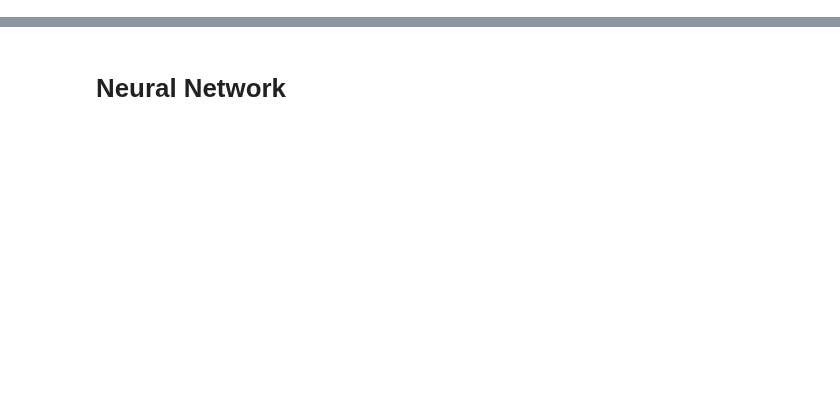
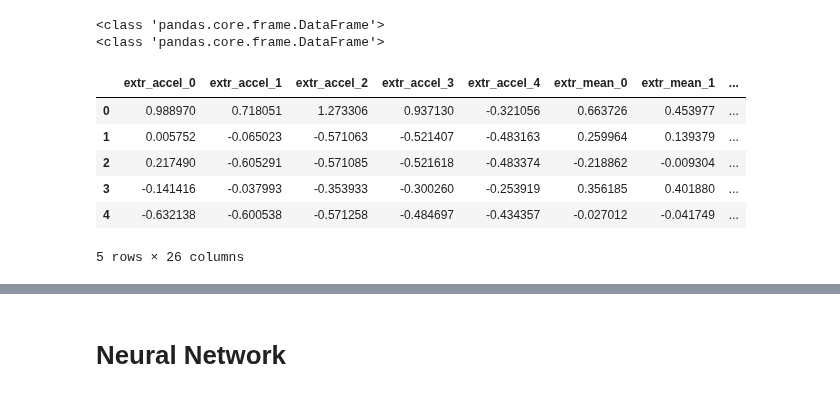
Before and after one commit to contemplat0r/LANL_Earthquake_Prediction, a Jupyter notebook: lanl-mix-kernels-and-my-features.ipynb, the cells around one changed output, grey strips where cells are left out. Drawn from its saved outputs; the diff is of its cells as text; code cells hidden in the pictures; blank space fills up the shorter version.

```diff
--- a/lanl-mix-kernels-and-my-features.ipynb
+++ b/lanl-mix-kernels-and-my-features.ipynb
@@ -533,10 +561,24 @@ for col in X_test.columns:
         X_test[col] = X_test[col].fillna(means_dict[col])
 # %%
 scaler = StandardScaler()
-#train_columns = train_X.columns
+train_columns = X.columns
 
-#train_X[train_columns] = scaler.fit_transform(train_X[train_columns])
-#test_X[train_columns] = scaler.transform(test_X[train_columns])
+X[train_columns] = scaler.fit_transform(X[train_columns])
+X_test[train_columns] = scaler.transform(X_test[train_columns])
+test_X = X_test
 
-train_X = scaler.fit_transform(X)
-test_X = scaler.transform(X_test)
+print(type(X))
+print(type(X_test))
+# %% [output]
+<class 'pandas.core.frame.DataFrame'>
+<class 'pandas.core.frame.DataFrame'>
+# %%
+X.head()
+# %% [output]
+|  | extr_accel_0 | extr_accel_1 | extr_accel_2 | extr_accel_3 | extr_accel_4 | extr_mean_0 | extr_mean_1 | ... |
+| 0 | 0.988970 | 0.718051 | 1.273306 | 0.937130 | -0.321056 | 0.663726 | 0.453977 | ... |
+| 1 | 0.005752 | -0.065023 | -0.571063 | -0.521407 | -0.483163 | 0.259964 | 0.139379 | ... |
+| 2 | 0.217490 | -0.605291 | -0.571085 | -0.521618 | -0.483374 | -0.218862 | -0.009304 | ... |
+| 3 | -0.141416 | -0.037993 | -0.353933 | -0.300260 | -0.253919 | 0.356185 | 0.401880 | ... |
+| 4 | -0.632138 | -0.600538 | -0.571258 | -0.484697 | -0.434357 | -0.027012 | -0.041749 | ... |
+5 rows × 26 columns
```
Also changed, not shown: parts of 16 cells of this notebook.
